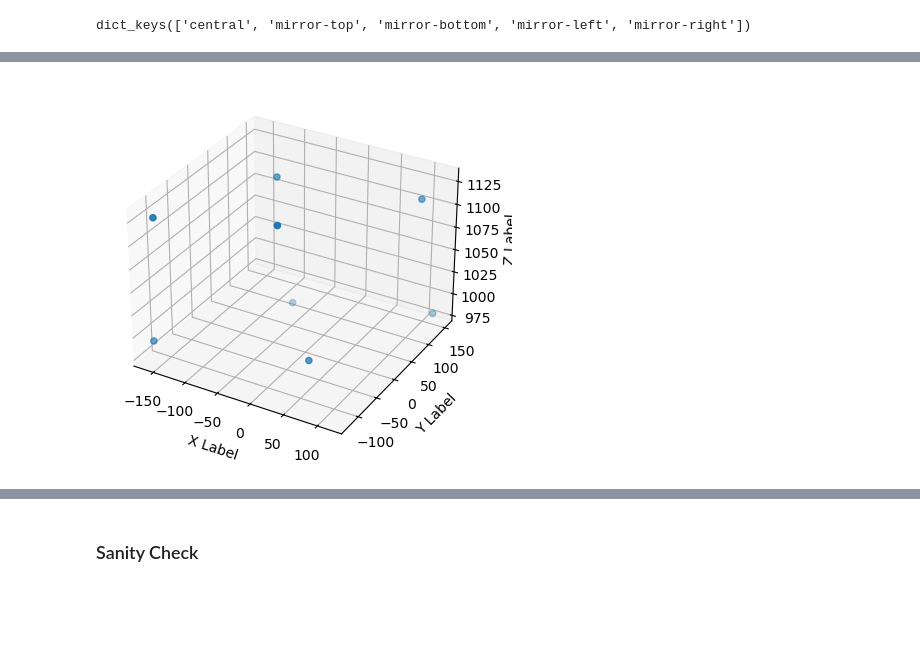
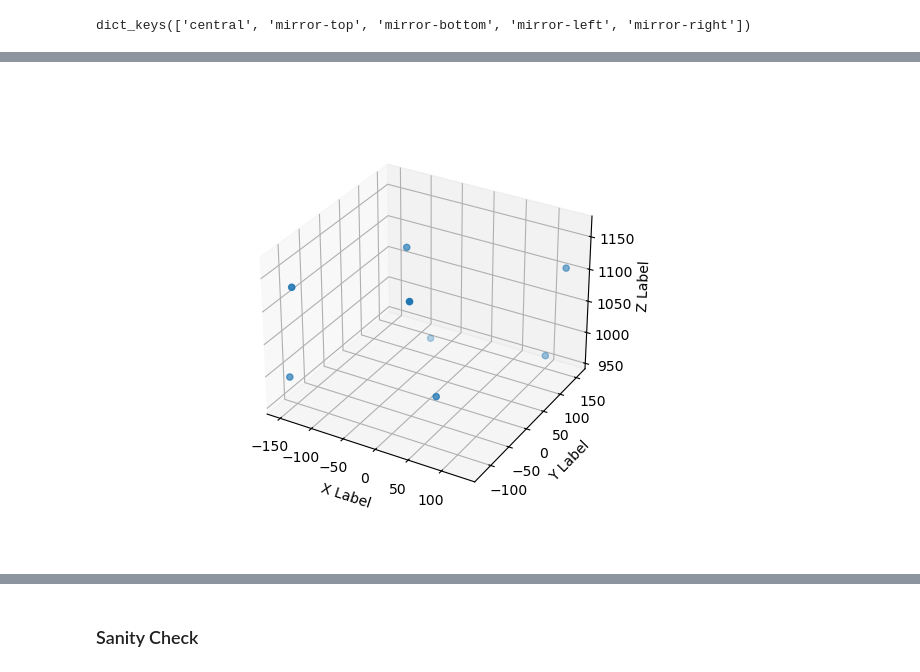
Before and after one commit to iurillilab/3d-setup, a Jupyter notebook: complete_pipeline/2_calibration_tutorial copy.ipynb, the cells around one changed output, grey strips where cells are left out. Saved outputs shown, nothing was run; the diff lists cells and outputs as text; code cells hidden in the pictures; blank space fills up the shorter version.

```diff
--- a/complete_pipeline/2_calibration_tutorial copy.ipynb
+++ b/complete_pipeline/2_calibration_tutorial copy.ipynb
@@ -285,0 +444,21 @@ with open(file) as f:
+# %%
+file = r"D:\P05_3DRIG_YE-LP\e01_mouse_hunting\v04_mice-hunting\test_cropping\calibration_retest\Calibration\multicam_video_2024-08-03T16_36_58_20241108-143350.json"
+
+import json
+
+with open(file) as f:
+    d = json.load(f)
+    print(d)
+coordinates = d[-1]
+coordinates_ars = {}
+for key, value in coordinates['points_coordinate'].items():
+    coordinates_ars[key] = np.array(value)
+
+all_arr = list(coordinates['points_coordinate'].values())
+concatenated_arr = [np.expand_dims(np.array(arr), 0) for arr in all_arr]
+right_arr = np.stack(concatenated_arr, axis=0)
+
+arena_triangulation = []
+for i in tqdm(range(8)):
+    arena_triangulation.append(mcc.triangulate(right_arr[:, :, i, [1, 0]], all_extrinsics, all_intrinsics))
+arena_triangulation = np.array(arena_triangulation).squeeze()
@@ -329,13 +490,14 @@ import matplotlib.pyplot as plt
 from pathlib import Path
 
 
-dir_path = Path(r"D:\P05_3DRIG_YE-LP\e01_mouse_hunting\v04_mice-hunting\20240801\M1\111238\multicam_video_2024-08-01T11_14_48_cropped_20240923170906")
+dir_path = Path(r"D:\P05_3DRIG_YE-LP\e01_mouse_hunting\v04_mice-hunting\test_cropping\calibration_retest\Calibration\multicam_video_2024-08-03T16_36_58_cropped_20241108143758_recal")
 first_frames ={}
 names = ['central', 'bottom', 'left', 'right', 'top']
 a = -1
 for i in dir_path.iterdir():
-    if i.suffix == '.avi':
+    if i.suffix == '.mp4':
         a += 1
+
 
 
 
@@ -408,7 +565,7 @@ arr_resized[..., 1] = right_arr[..., 1] * (224/200)
 # %%
 all_triang1 = []
-for i in tqdm.tqdm(range(8)):
-    all_triang1.append(mcc.triangulate(right_arr[:, :, i, [1, 0]], adj_extrinsics, adj_intrinsics))
+for i in tqdm(range(8)):
+    all_triang1.append(mcc.triangulate(right_arr[:, :, i, [1, 0]], all_extrinsics, all_intrinsics))
 all_triang1 = np.array(all_triang1)
 # %%
 all_triang1
@@ -431,3 +592,3 @@ array([[[-160.75438702, -124.14958884,  993.90524114]],
 # %%
 data = all_triang1
-data = data.reshape(8, 3)
+data_coordinates_arena = data.squeeze()
@@ -445,21 +603,22 @@ fig.show()
 # %%
+%matplotlib widget
 import matplotlib.pyplot as plt
 import numpy as np
 
 
 
 fig = plt.figure()
 ax = fig.add_subplot(projection='3d')
 
 
 
 
-ax.scatter(data[:, 0], data[:, 1], data[:, 2])
+ax.scatter(data_coordinates_arena[:, 0], data_coordinates_arena[:, 1], data_coordinates_arena[:, 2])
 
 ax.set_xlabel('X Label')
 ax.set_ylabel('Y Label')
 ax.set_zlabel('Z Label')
-
+plt.axis("equal")
 plt.show()
 # %% [output]
-[figure, old version]
+[figure, new version]
```
Also changed, not shown: parts of 63 cells of this notebook, 6 other files.
